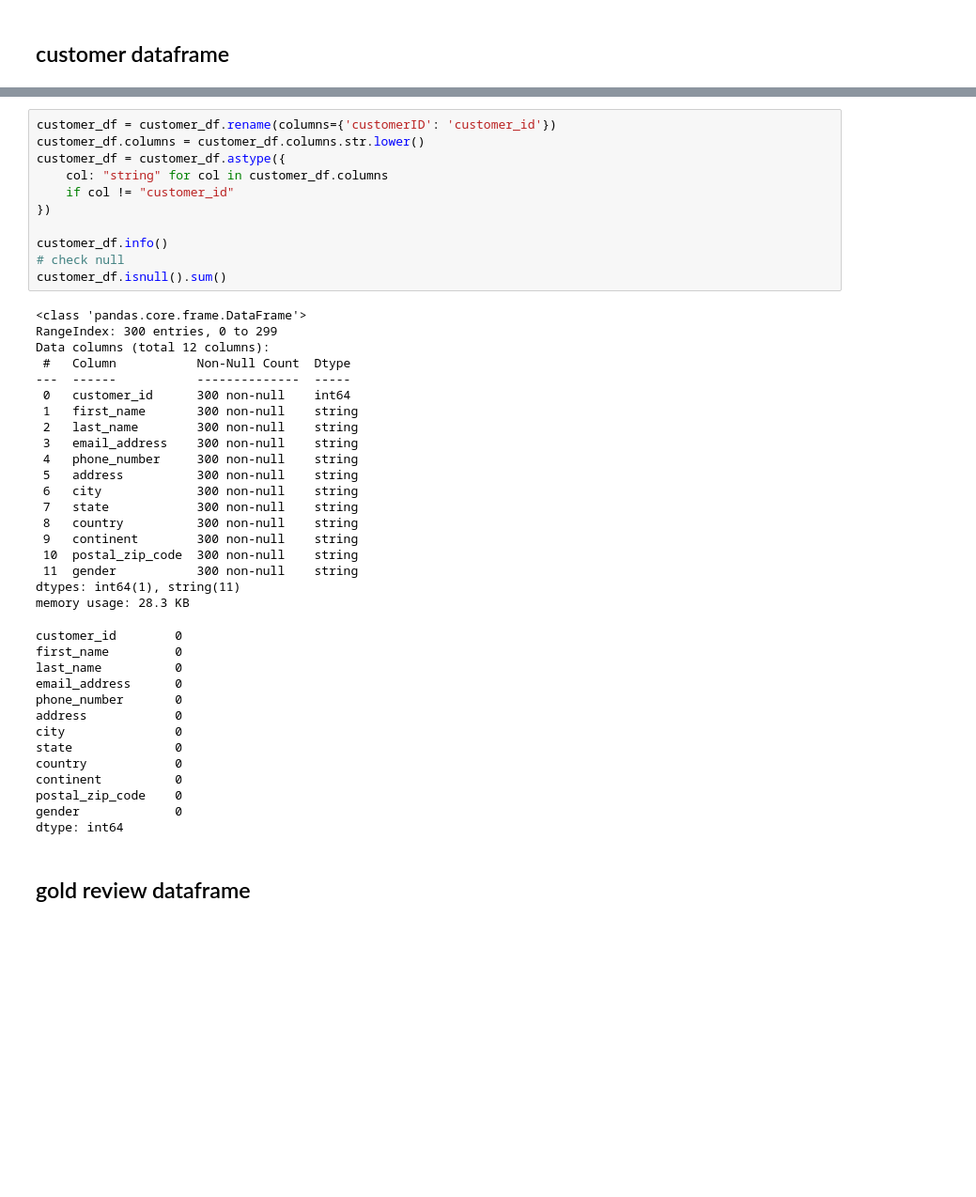
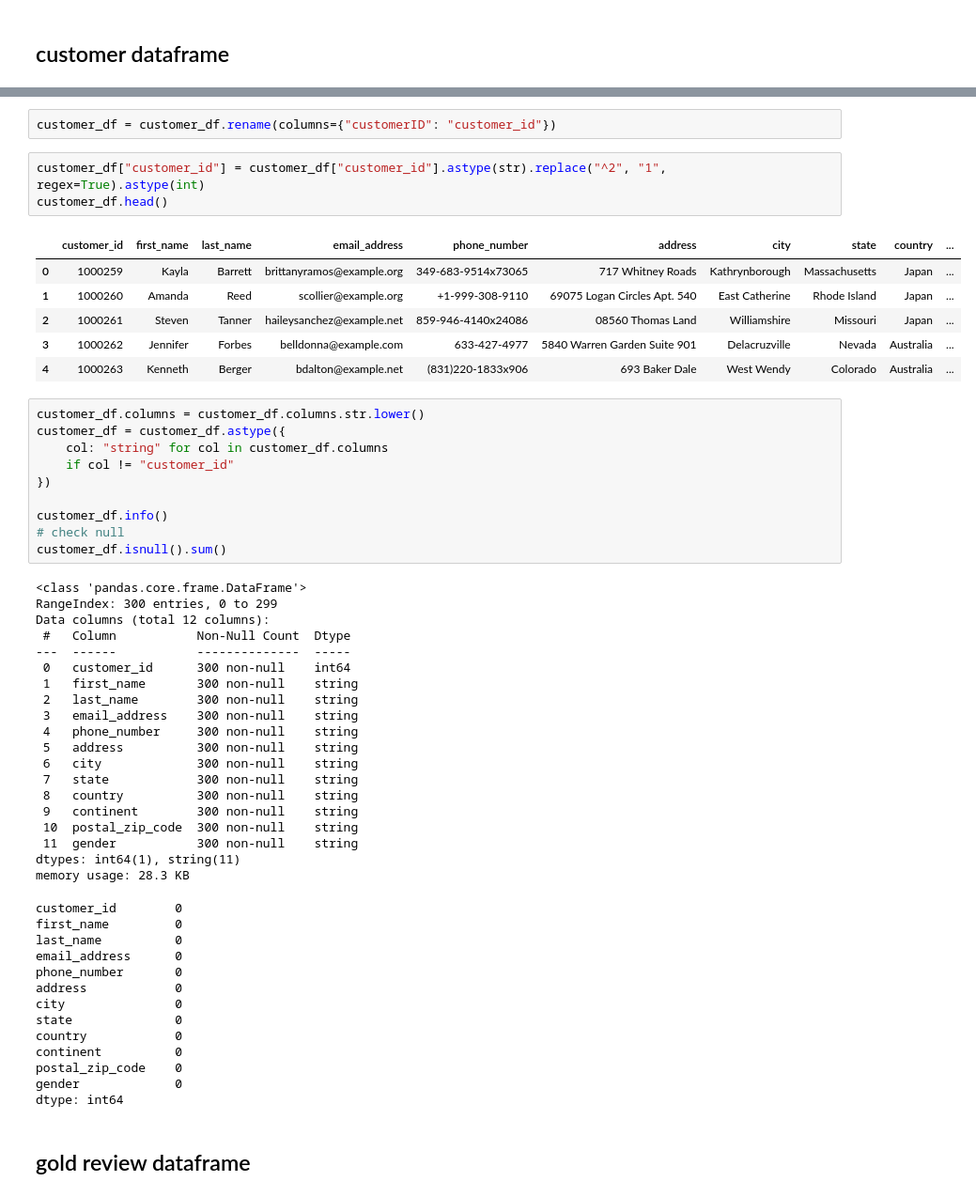
Before and after one commit to jobktny/project-sql-agent, a Jupyter notebook: services/database/preprocess_data.ipynb, the cells around one changed output, grey strips where cells are left out. Shown at 94% size. Drawn from its saved outputs; the diff is of its cells as text; blank space fills up the shorter version.

```diff
--- a/services/database/preprocess_data.ipynb
+++ b/services/database/preprocess_data.ipynb
@@ -318,5 +284,16 @@ memory usage: 28.3+ KB
+# %%
+customer_df = customer_df.rename(columns={"customerID": "customer_id"})
+# %%
+customer_df["customer_id"] = customer_df["customer_id"].astype(str).replace("^2", "1", regex=True).astype(int)
+customer_df.head()
+# %% [output]
+|  | customer_id | first_name | last_name | email_address | phone_number | address | city | state | country | ... |
+| 0 | 1000259 | Kayla | Barrett | brittanyramos@example.org | 349-683-9514x73065 | 717 Whitney Roads | Kathrynborough | Massachusetts | Japan | ... |
+| 1 | 1000260 | Amanda | Reed | scollier@example.org | +1-999-308-9110 | 69075 Logan Circles Apt. 540 | East Catherine | Rhode Island | Japan | ... |
+| 2 | 1000261 | Steven | Tanner | haileysanchez@example.net | 859-946-4140x24086 | 08560 Thomas Land | Williamshire | Missouri | Japan | ... |
+| 3 | 1000262 | Jennifer | Forbes | belldonna@example.com | 633-427-4977 | 5840 Warren Garden Suite 901 | Delacruzville | Nevada | Australia | ... |
+| 4 | 1000263 | Kenneth | Berger | bdalton@example.net | (831)220-1833x906 | 693 Baker Dale | West Wendy | Colorado | Australia | ... |
 # %%
-customer_df = customer_df.rename(columns={'customerID': 'customer_id'})
 customer_df.columns = customer_df.columns.str.lower()
 customer_df = customer_df.astype({
     col: "string" for col in customer_df.columns
```
Also changed, not shown: parts of 23 cells of this notebook, 39 other files.
